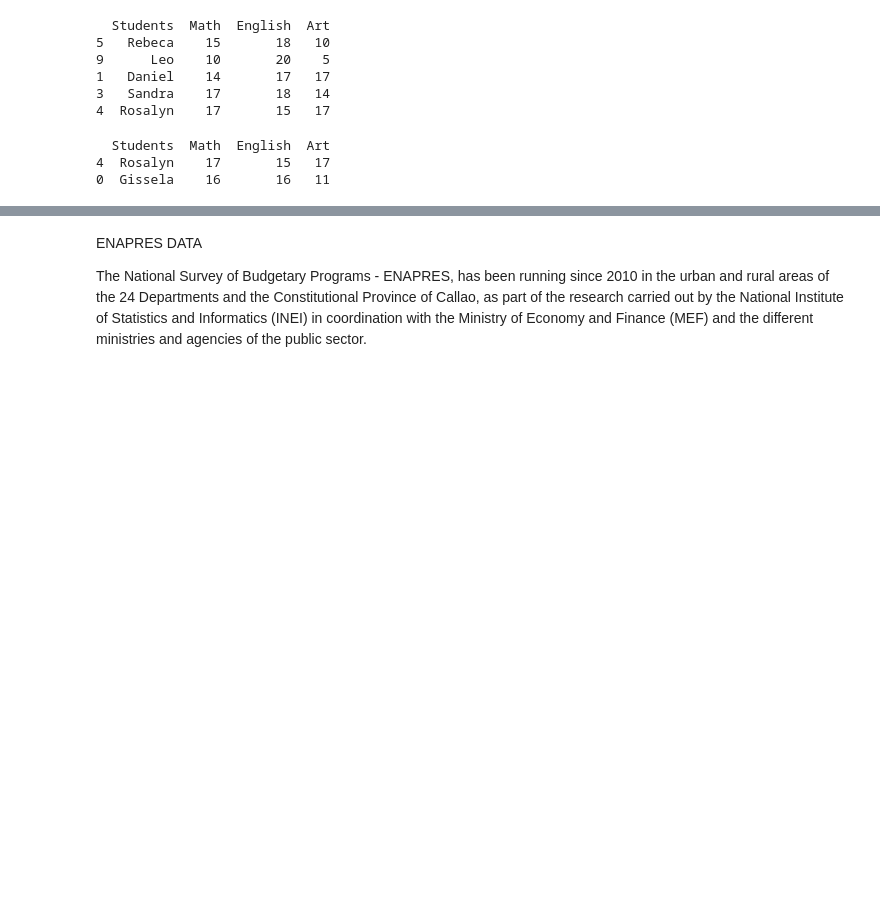
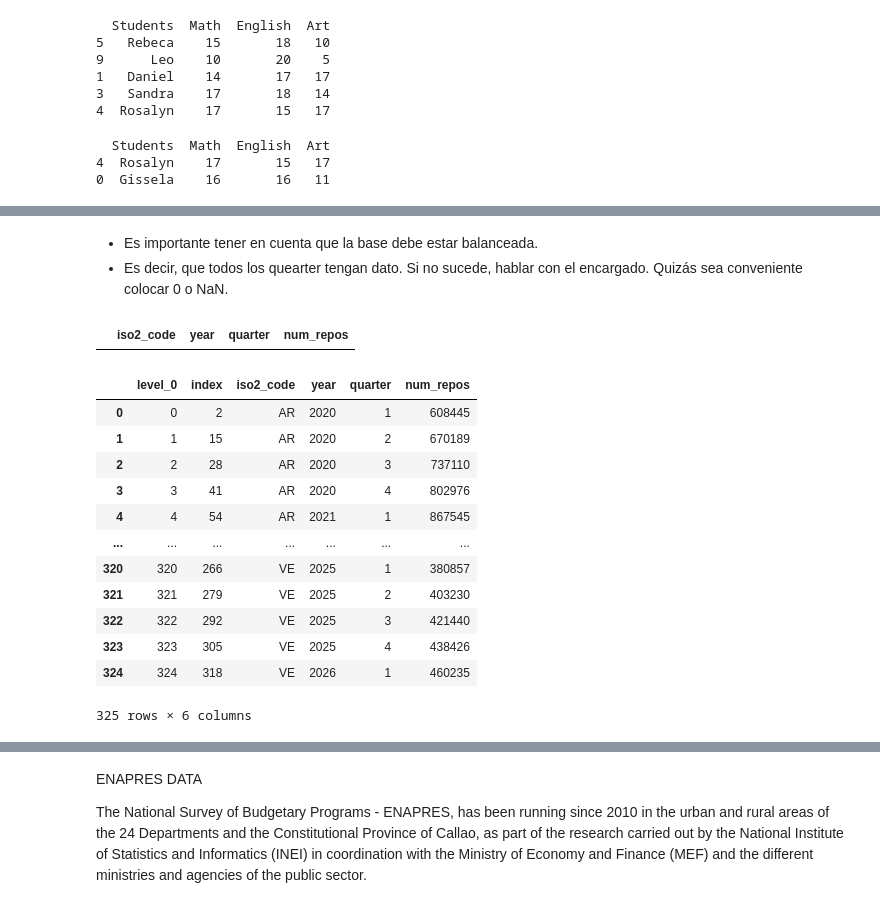
Before and after one commit to ulisesrodas/Python-for-DataScience, a Jupyter notebook: 2. Pandas y DataFrames.ipynb, the cells around one changed output, grey strips where cells are left out. Drawn from its saved outputs; the diff is of its cells as text; code cells hidden in the pictures; blank space fills up the shorter version.

```diff
--- a/2. Pandas.ipynb
+++ b/2. Pandas y DataFrames.ipynb
@@ -722,0 +851,5 @@ print( grades_total.sample( frac = 0.2, random_state=123 ), "\n")
+# %%
+# Eso implica que podemos reordenar las columnas:
+# Con el siglo igual, ahora sí chanco el df
+df_south_america = df_south_america[["iso2_code", "year", "quarter", "num_repos"]]
+df_south_america
@@ -722,0 +870,4 @@ print( grades_total.sample( frac = 0.2, random_state=123 ), "\n")
+# %%
+# El index sigue siendo caótico, desordenado. Procedemos a ordenarlo y reiniciar el índice:
+df_south_america.reset_index(inplace=True)
+df_south_america
@@ -722,0 +888,5 @@ print( grades_total.sample( frac = 0.2, random_state=123 ), "\n")
+# %%
+# Podemos eliminar o mantener la nueva columna index creada
+# Decidimos eliminarla porque no es necesaria y solo ocupa espacio.
+df_south_america.drop(columns=["index"], inplace=True)
+df_south_america
@@ -722,0 +907,8 @@ print( grades_total.sample( frac = 0.2, random_state=123 ), "\n")
+# %%
+# Queremos ordenar el DataFrame por las columnas "iso2_code", "year" y "quarter" en orden ascendente.
+# Como si fuera una serie de tiempo: primero por país, luego por año y finalmente por trimestre.
+df_south_america = df_south_america.sort_values(
+    by=["iso2_code", "year", "quarter"],
+    ascending=[True, True, True]
+)
+df_south_america
@@ -722,0 +929,27 @@ print( grades_total.sample( frac = 0.2, random_state=123 ), "\n")
+# %% [markdown]
+* Es importante tener en cuenta que la base debe estar balanceada.
+* Es decir, que todos los quearter tengan dato. Si no sucede, hablar con el encargado. Quizás sea conveniente colocar 0 o NaN.
+# %%
+# Quiero ver los valores nulos (NaN) en la columna "num_repos" del DataFrame df_south_america.
+# Esto me permitirá identificar si hay registros sin información.
+df_south_america[df_south_america.num_repos.isna() ]
+# %% [output]
+|  | iso2_code | year | quarter | num_repos |
+# %%
+# El índice volvió a molestarnos (porque se reordenó el DataFrame). Procedemos a ordenarlo y reiniciar el índice:
+df_south_america.reset_index(inplace=True)
+df_south_america
+# %% [output]
+|  | level_0 | index | iso2_code | year | quarter | num_repos |
+| 0 | 0 | 2 | AR | 2020 | 1 | 608445 |
+| 1 | 1 | 15 | AR | 2020 | 2 | 670189 |
+| 2 | 2 | 28 | AR | 2020 | 3 | 737110 |
+| 3 | 3 | 41 | AR | 2020 | 4 | 802976 |
+| 4 | 4 | 54 | AR | 2021 | 1 | 867545 |
+| ... | ... | ... | ... | ... | ... | ... |
+| 320 | 320 | 266 | VE | 2025 | 1 | 380857 |
+| 321 | 321 | 279 | VE | 2025 | 2 | 403230 |
+| 322 | 322 | 292 | VE | 2025 | 3 | 421440 |
+| 323 | 323 | 305 | VE | 2025 | 4 | 438426 |
+| 324 | 324 | 318 | VE | 2026 | 1 | 460235 |
+325 rows × 6 columns
```
Also changed, not shown: parts of 21 cells of this notebook, 1 other file.
